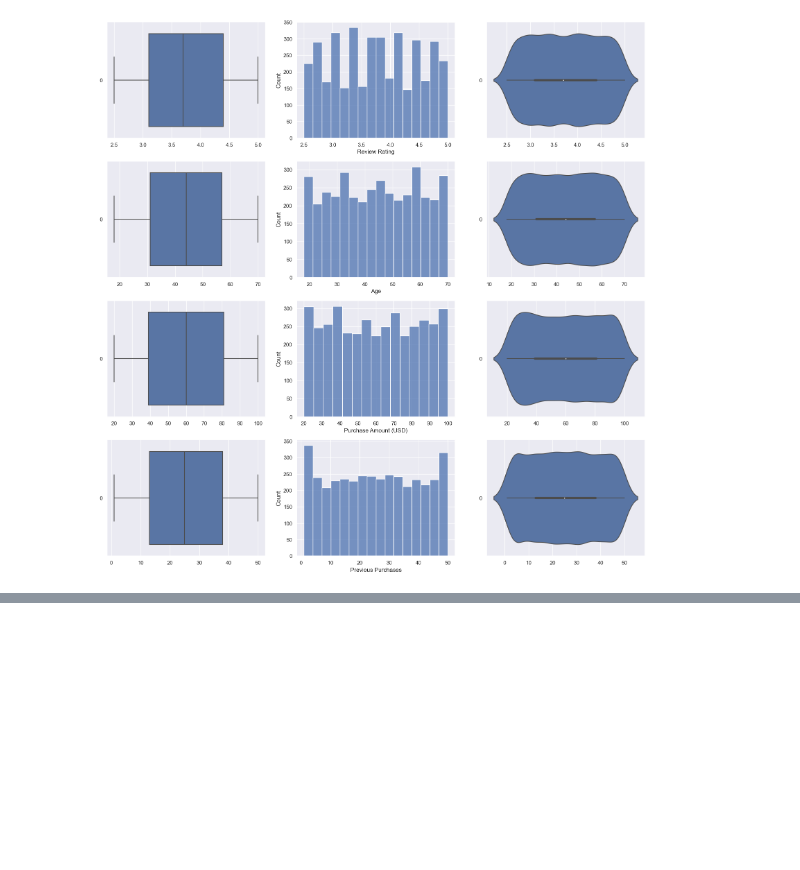
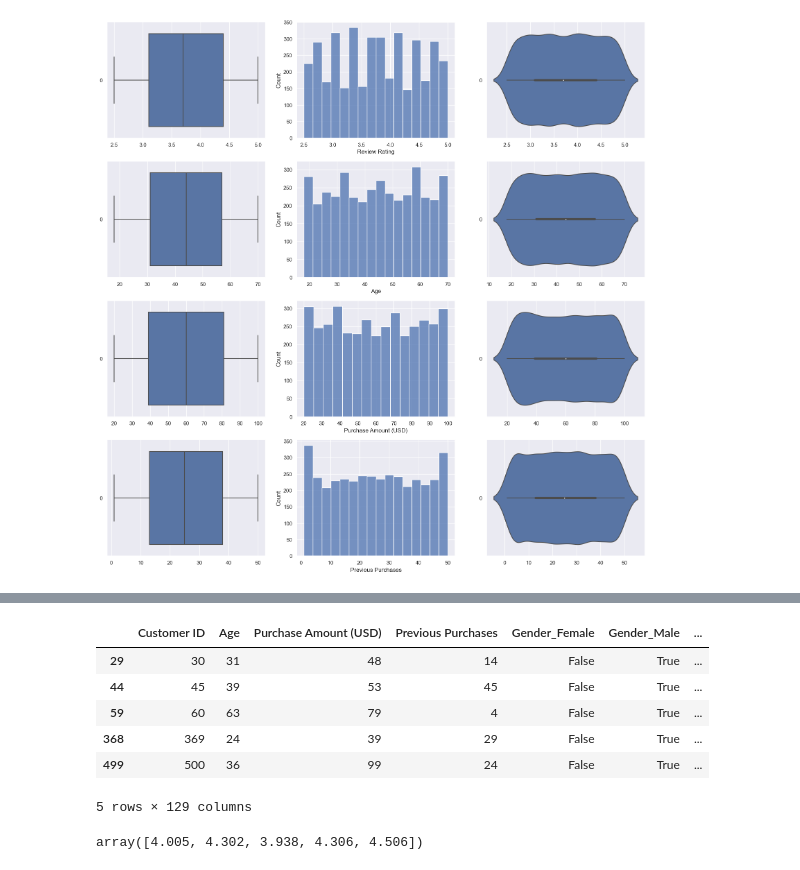
Before and after one commit to mendax1234/SC1015-Project-Customer-Shopping-Trends, a Jupyter notebook: Random-Forest.ipynb, the cells around one changed output, grey strips where cells are left out. Cells and saved outputs as stored; diff of their text form; code cells hidden in the pictures; blank space fills up the shorter version.

```diff
--- a/Random-Forest.ipynb
+++ b/Random-Forest.ipynb
@@ -255,0 +236,26 @@ plt.show()
+# %%
+# List of Customer IDs you are interested in
+customer_ids = [30, 45, 60, 369, 500]
+
+# Extract rows where 'Customer ID' is in customer_ids list
+data_pred = Z[Z["Customer ID"].isin(customer_ids)]
+
+# Display the extracted DataFrame
+data_pred
+# %% [output]
+|  | Customer ID | Age | Purchase Amount (USD) | Previous Purchases | Gender_Female | Gender_Male | ... |
+| 29 | 30 | 31 | 48 | 14 | False | True | ... |
+| 44 | 45 | 39 | 53 | 45 | False | True | ... |
+| 59 | 60 | 63 | 79 | 4 | False | True | ... |
+| 368 | 369 | 24 | 39 | 29 | False | True | ... |
+| 499 | 500 | 36 | 99 | 24 | False | True | ... |
+5 rows × 129 columns
+# %%
+X_pred = pd.DataFrame(data_pred[ColumnList])
+
+
+
+predictions = random_forest.predict(X_pred)
+predictions
+# %% [output]
+array([4.005, 4.302, 3.938, 4.306, 4.506])
```
Also changed, not shown: parts of 25 cells of this notebook, 1 other file.
